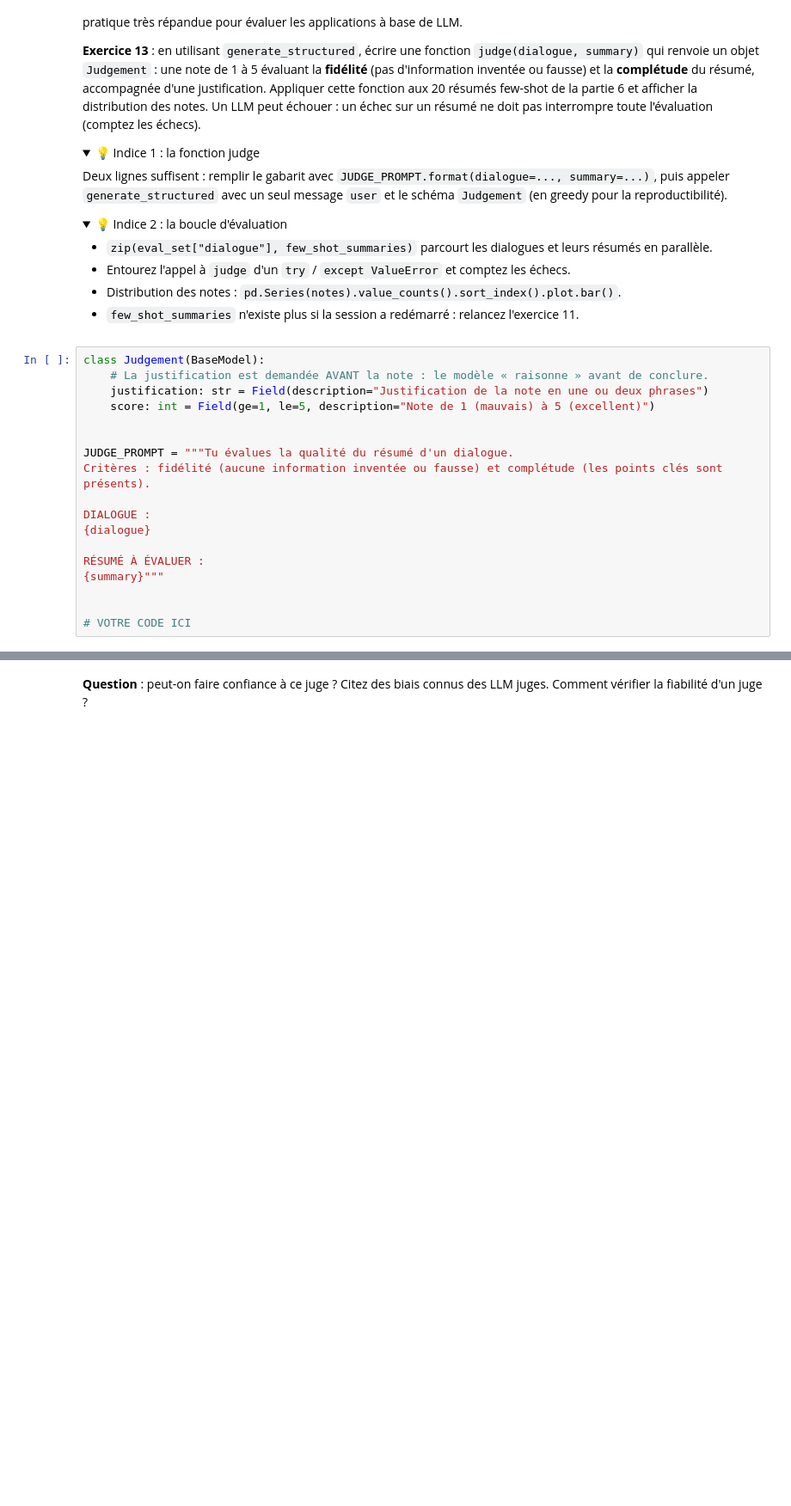
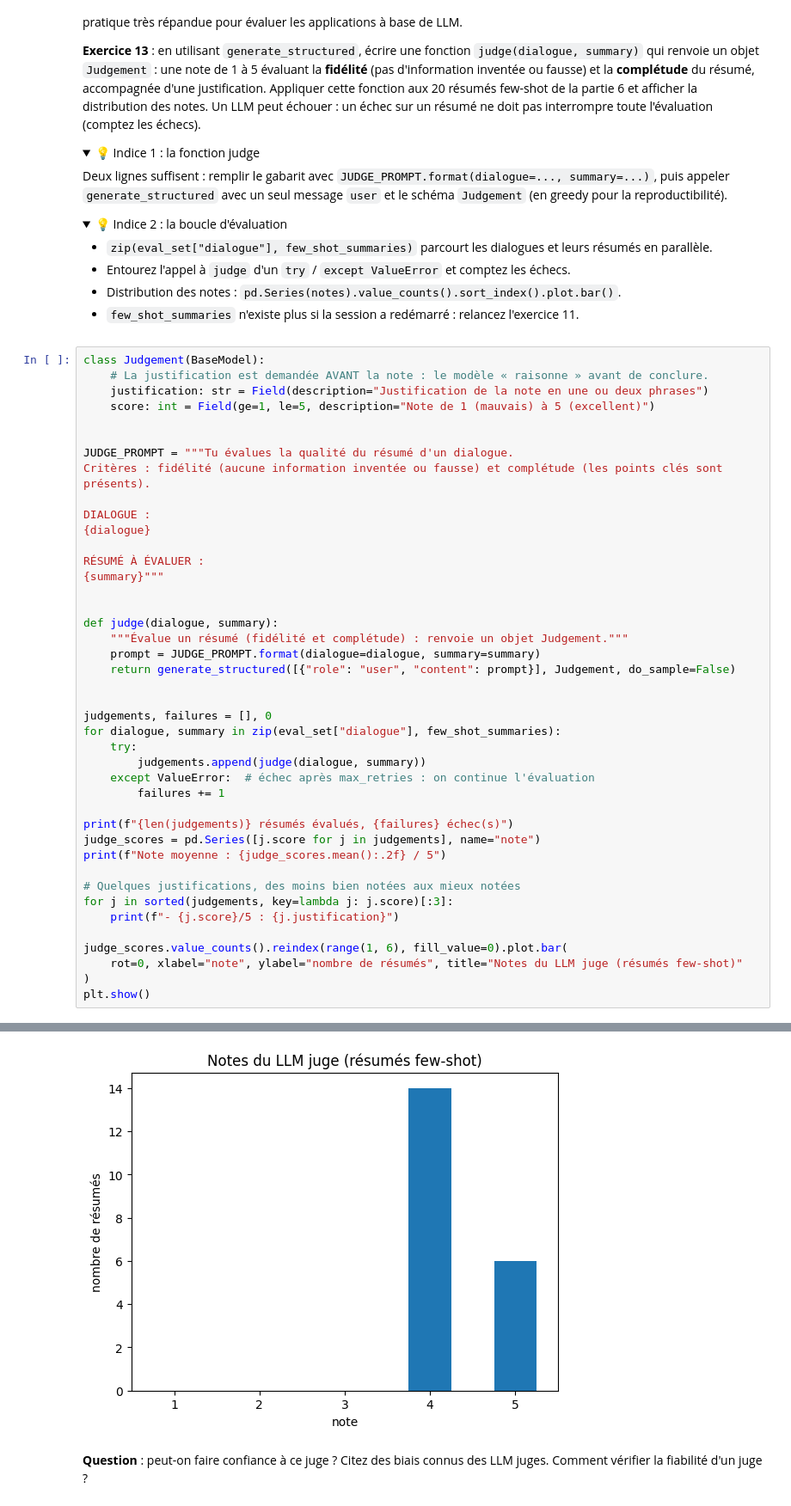
Before and after one commit to degahugo/tp-initiation-llm-student-version, a Jupyter notebook: TP_initiation_llm.ipynb, the cells around one changed output, grey strips where cells are left out. Shown at 86% size. Cells and saved outputs as stored; diff of their text form; folded sections open; blank space fills up the shorter version.

```diff
--- a/TP_initiation_llm.ipynb
+++ b/TP_initiation_llm.ipynb
@@ -1219,4 +1276,29 @@ RÉSUMÉ À ÉVALUER :
 {summary}"""
 
 
-# VOTRE CODE ICI
+def judge(dialogue, summary):
+    """Évalue un résumé (fidélité et complétude) : renvoie un objet Judgement."""
+    prompt = JUDGE_PROMPT.format(dialogue=dialogue, summary=summary)
+    return generate_structured([{"role": "user", "content": prompt}], Judgement, do_sample=False)
+
+
+judgements, failures = [], 0
+for dialogue, summary in zip(eval_set["dialogue"], few_shot_summaries):
+    try:
+        judgements.append(judge(dialogue, summary))
+    except ValueError:  # échec après max_retries : on continue l'évaluation
+        failures += 1
+
+print(f"{len(judgements)} résumés évalués, {failures} échec(s)")
+judge_scores = pd.Series([j.score for j in judgements], name="note")
+print(f"Note moyenne : {judge_scores.mean():.2f} / 5")
+
+# Quelques justifications, des moins bien notées aux mieux notées
+for j in sorted(judgements, key=lambda j: j.score)[:3]:
+    print(f"- {j.score}/5 : {j.justification}")
+
+judge_scores.value_counts().reindex(range(1, 6), fill_value=0).plot.bar(
+    rot=0, xlabel="note", ylabel="nombre de résumés", title="Notes du LLM juge (résumés few-shot)"
+)
+plt.show()
+# %% [output]
@@ -1223,3 +1310,4 @@ RÉSUMÉ À ÉVALUER :
+[figure, added]
 # %% [markdown]
 **Question** : peut-on faire confiance à ce juge ? Citez des biais connus des LLM juges. Comment vérifier la fiabilité d'un juge ?
 # %% [markdown]
```
Also changed, not shown: parts of 9 cells of this notebook.
